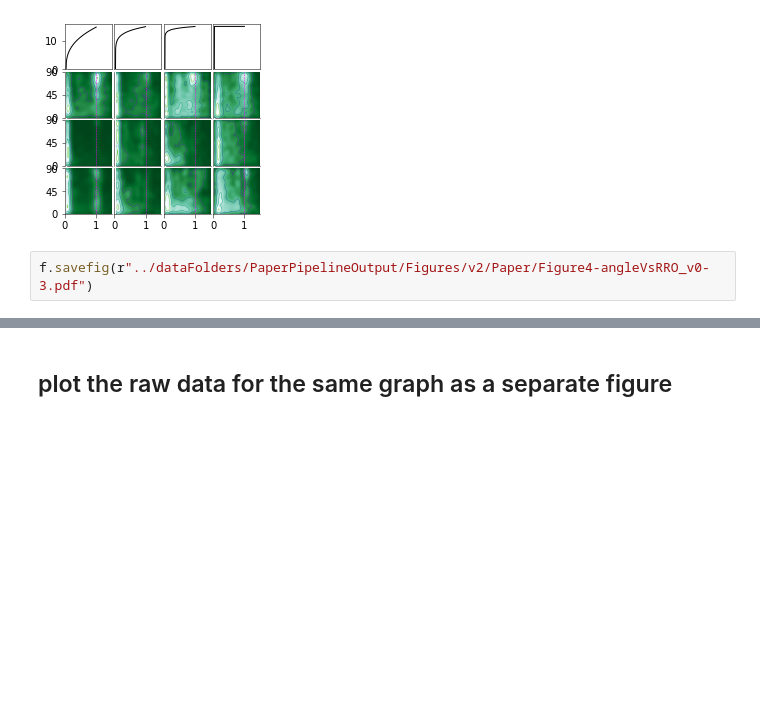
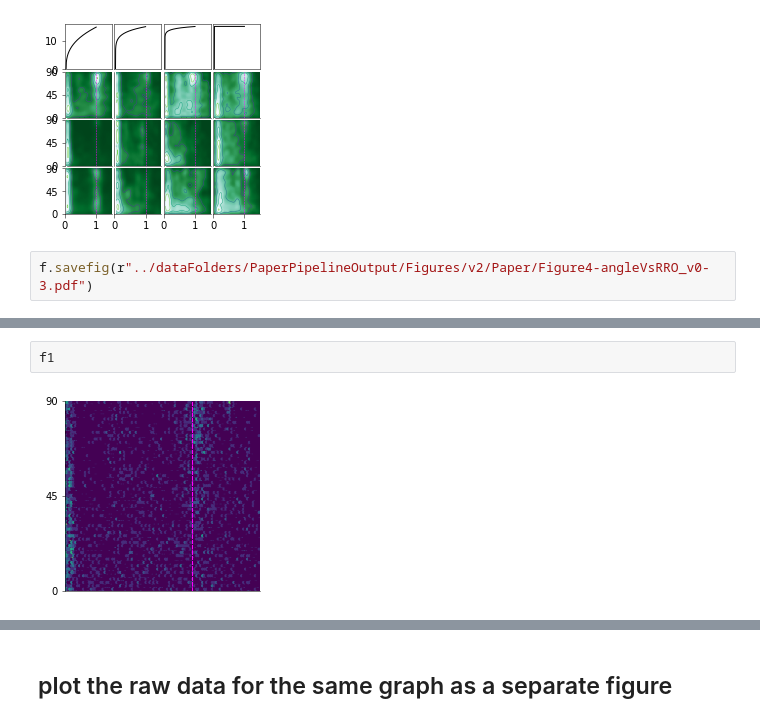
Before and after one commit to TanviDeora/ProboscisTracking, a Jupyter notebook: PaperPinelineCodes/8-Draw_RadialDistanceAndRRO_ForPaper.ipynb, the cells around one changed output, grey strips where cells are left out. Drawn from its saved outputs; the diff is of its cells as text; blank space fills up the shorter version.

```diff
--- a/PaperPinelineCodes/8-Draw_RadialDistanceAndRRO_ForPaper.ipynb
+++ b/PaperPinelineCodes/8-Draw_RadialDistanceAndRRO_ForPaper.ipynb
@@ -231,0 +308,4 @@ f.savefig(r"../dataFolders/PaperPipelineOutput/Figures/v2/Paper/Figure4-angleVsR
+# %%
+f1
+# %% [output]
+[figure, added]
```
Also changed, not shown: parts of 12 cells of this notebook, 1 other file.
